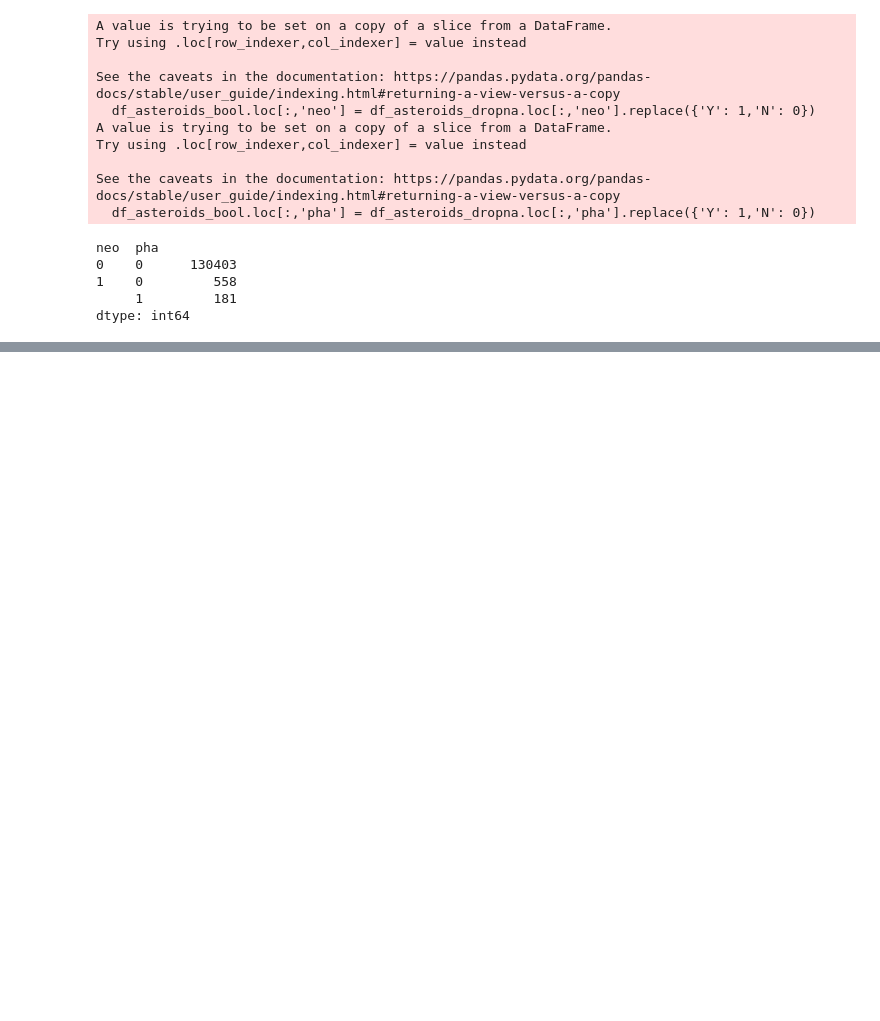
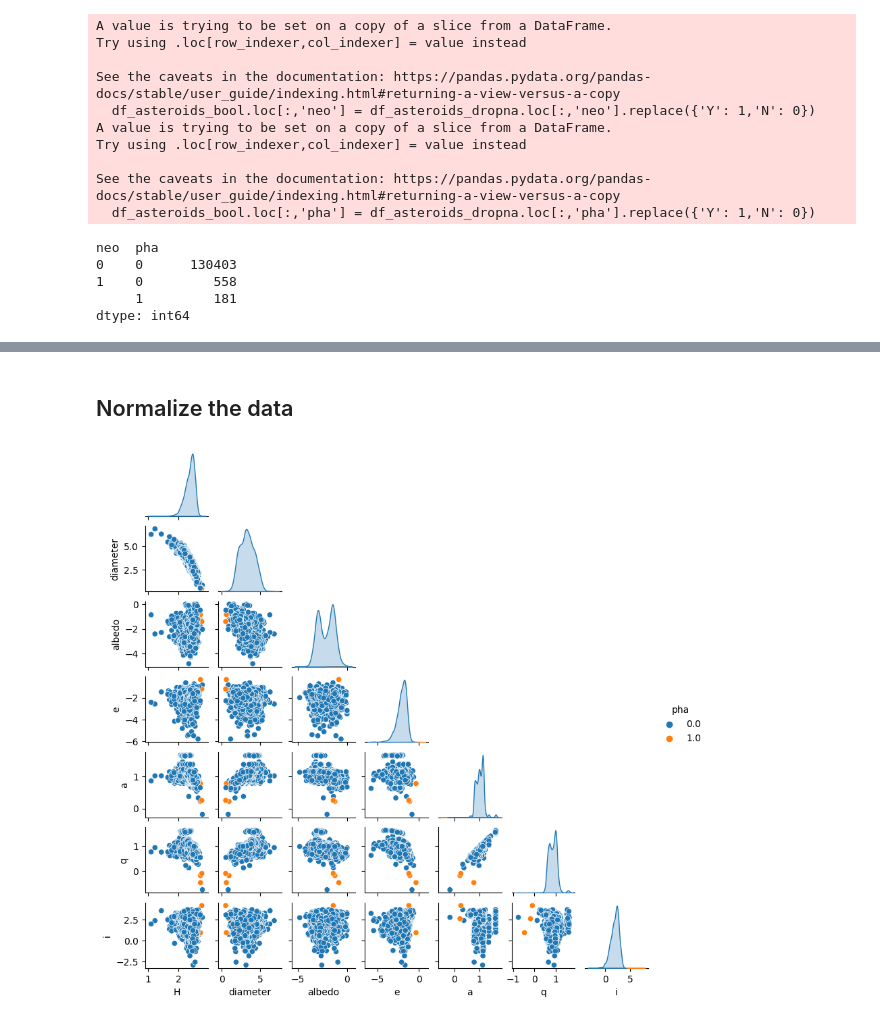
Before and after one commit to tinkersain/AsteroidDetection, a Jupyter notebook: Models/Training/train.ipynb, the cells around one changed output, grey strips where cells are left out. Cells and saved outputs as stored; diff of their text form; code cells hidden in the pictures; blank space fills up the shorter version.

```diff
--- a/Models/Training/train.ipynb
+++ b/Models/Training/train.ipynb
@@ -195,0 +253,17 @@ dtype: int64
+# %% [markdown]
+## Normalize the data
+# %%
+df_asteroid_normalized = np.log(df_asteroid.drop(['neo','class','pha'],axis=1)) #normalize them
+df_asteroid_normalized.loc[:,['neo','class','pha']] = df_asteroid.loc[:,['neo','class','pha']]
+
+#to make sure the other dataset has the columns in the same order, we will drop and add the columns here too
+df_asteroid = df_asteroid.drop(['neo','class','pha'],axis=1)
+df_asteroid.loc[:,['neo','class','pha']] = df_asteroid_normalized.loc[:,['neo','class','pha']]
+
+#draw the normalized pair plot
+pp_asteroids = sns.pairplot(corner=True,
+                            data=df_asteroid_normalized.loc[0:2500, ['pha','H','diameter','albedo','e','a','q','i']],
+                            hue=('pha'),
+                            height=1.2)
+# %% [output]
+[figure, added]
```
Also changed, not shown: parts of 8 cells of this notebook.
